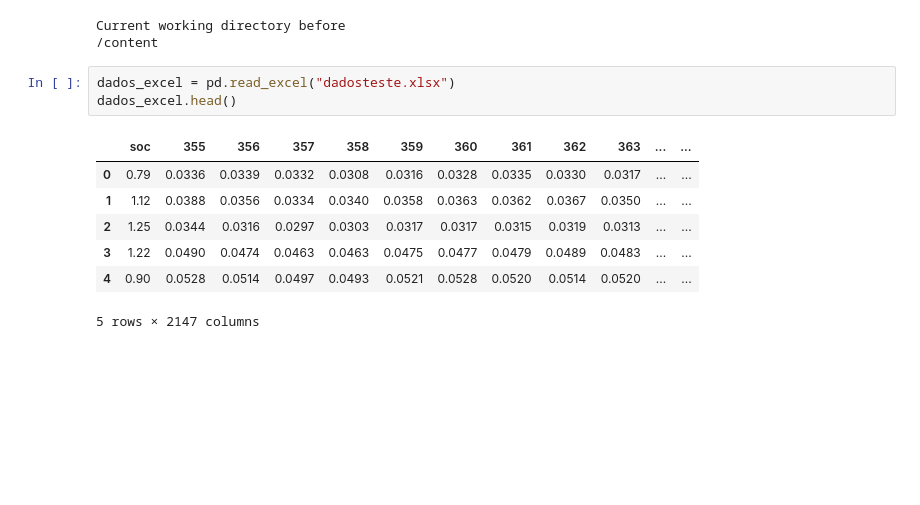
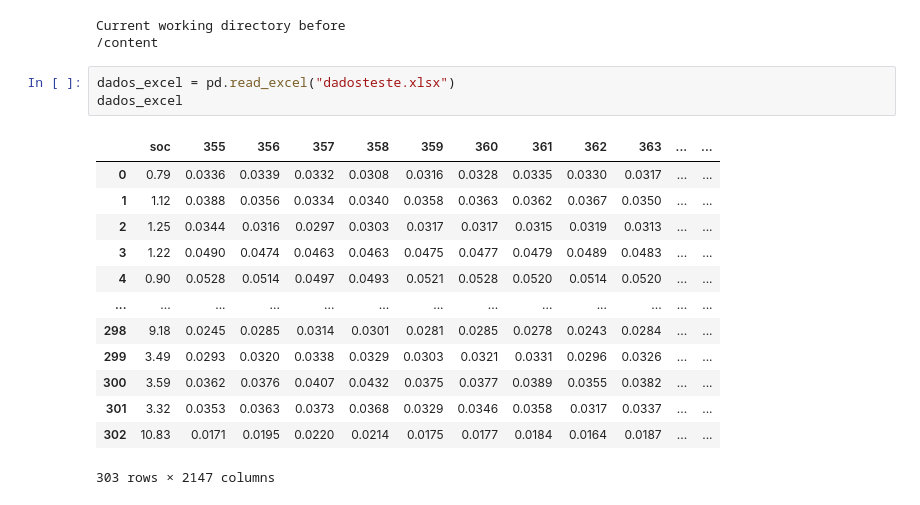
Before and after one commit to gustavoep/extra, a Jupyter notebook: Importar_Excel.ipynb, the cells around one changed output. Saved outputs shown, nothing was run; the diff lists cells and outputs as text; blank space fills up the shorter version.

```diff
--- a/Importar_Excel.ipynb
+++ b/Importar_Excel.ipynb
@@ -19,12 +19,18 @@ Current working directory before
 /content
 # %%
 dados_excel = pd.read_excel("dadosteste.xlsx")
-dados_excel.head()
+dados_excel
 # %% [output]
 |  | soc | 355 | 356 | 357 | 358 | 359 | 360 | 361 | 362 | 363 | ... | ... |
 | 0 | 0.79 | 0.0336 | 0.0339 | 0.0332 | 0.0308 | 0.0316 | 0.0328 | 0.0335 | 0.0330 | 0.0317 | ... | ... |
 | 1 | 1.12 | 0.0388 | 0.0356 | 0.0334 | 0.0340 | 0.0358 | 0.0363 | 0.0362 | 0.0367 | 0.0350 | ... | ... |
 | 2 | 1.25 | 0.0344 | 0.0316 | 0.0297 | 0.0303 | 0.0317 | 0.0317 | 0.0315 | 0.0319 | 0.0313 | ... | ... |
 | 3 | 1.22 | 0.0490 | 0.0474 | 0.0463 | 0.0463 | 0.0475 | 0.0477 | 0.0479 | 0.0489 | 0.0483 | ... | ... |
 | 4 | 0.90 | 0.0528 | 0.0514 | 0.0497 | 0.0493 | 0.0521 | 0.0528 | 0.0520 | 0.0514 | 0.0520 | ... | ... |
+| ... | ... | ... | ... | ... | ... | ... | ... | ... | ... | ... | ... | ... |
+| 298 | 9.18 | 0.0245 | 0.0285 | 0.0314 | 0.0301 | 0.0281 | 0.0285 | 0.0278 | 0.0243 | 0.0284 | ... | ... |
+| 299 | 3.49 | 0.0293 | 0.0320 | 0.0338 | 0.0329 | 0.0303 | 0.0321 | 0.0331 | 0.0296 | 0.0326 | ... | ... |
+| 300 | 3.59 | 0.0362 | 0.0376 | 0.0407 | 0.0432 | 0.0375 | 0.0377 | 0.0389 | 0.0355 | 0.0382 | ... | ... |
+| 301 | 3.32 | 0.0353 | 0.0363 | 0.0373 | 0.0368 | 0.0329 | 0.0346 | 0.0358 | 0.0317 | 0.0337 | ... | ... |
+| 302 | 10.83 | 0.0171 | 0.0195 | 0.0220 | 0.0214 | 0.0175 | 0.0177 | 0.0184 | 0.0164 | 0.0187 | ... | ... |
-5 rows × 2147 columns
+303 rows × 2147 columns
```
Also changed, not shown: parts of 2 cells of this notebook.
